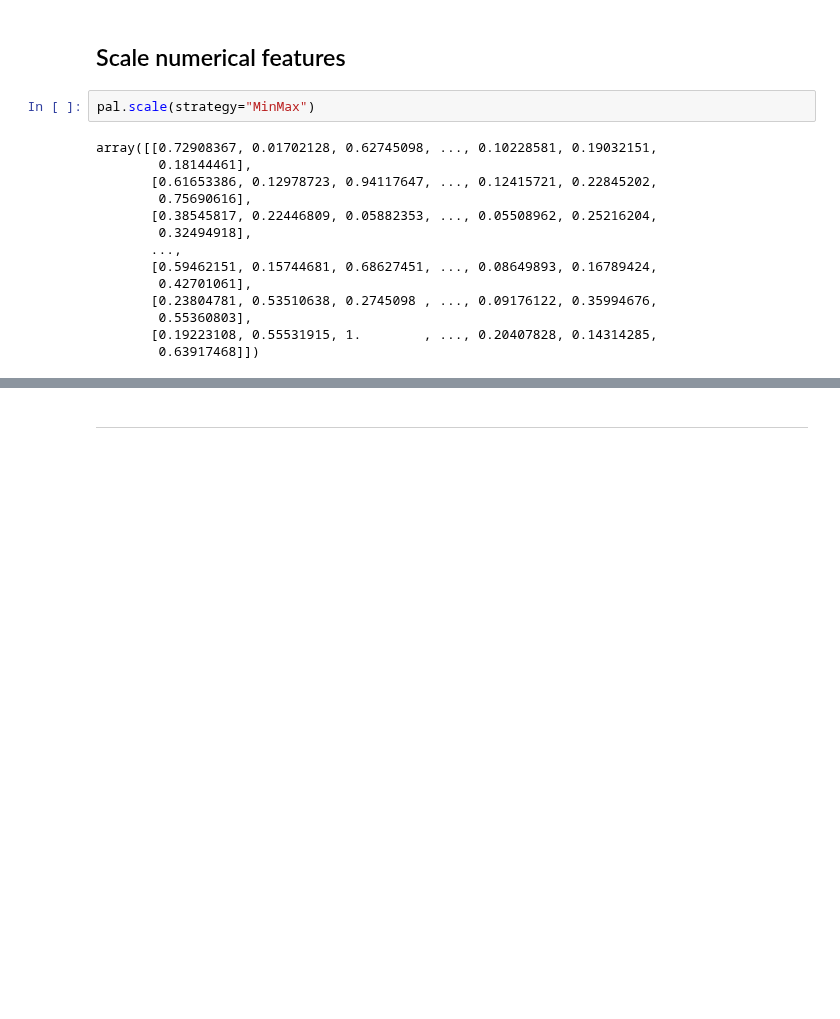
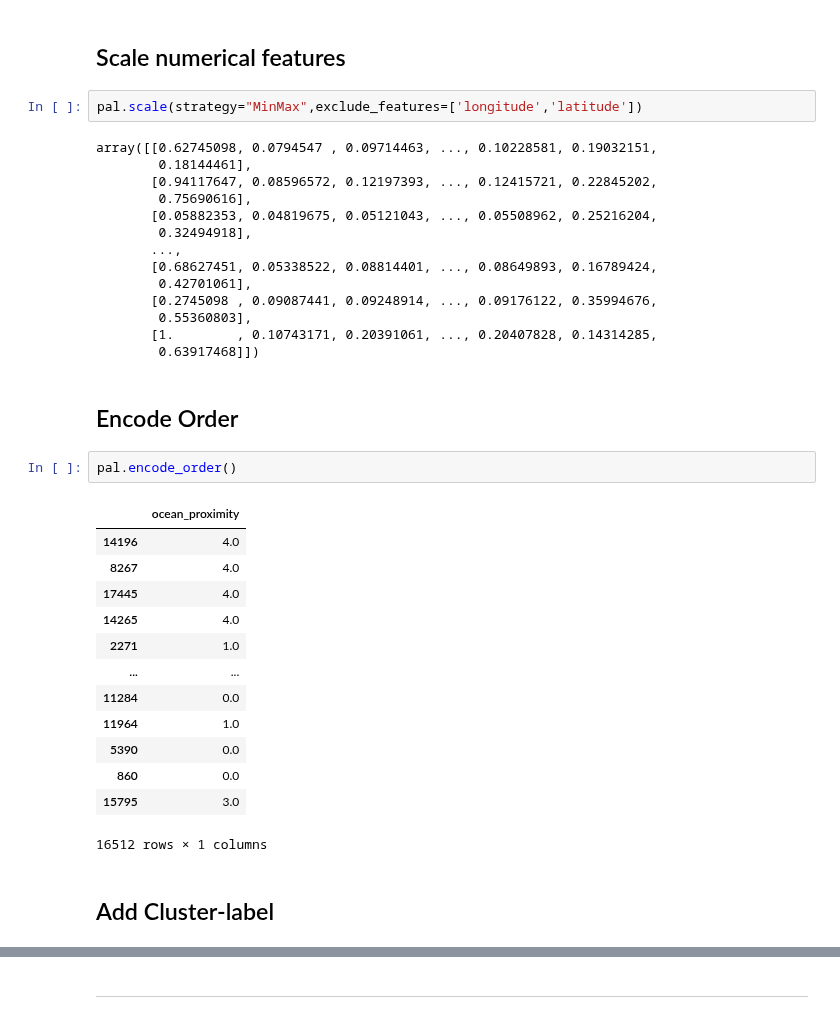
Before and after one commit to B0llemis/MLcode, a Jupyter notebook: Palanthir Experiment.ipynb, the cells around one changed output, grey strips where cells are left out. Drawn from its saved outputs; the diff is of its cells as text; blank space fills up the shorter version.

```diff
--- a/Palanthir Experiment.ipynb
+++ b/Palanthir Experiment.ipynb
@@ -426,21 +426,41 @@ pal.fill_nulls(strategy="median")
 # %% [markdown]
 ## Scale numerical features
 # %%
-pal.scale(strategy="MinMax")
+pal.scale(strategy="MinMax",exclude_features=['longitude','latitude'])
 # %% [output]
-array([[0.72908367, 0.01702128, 0.62745098, ..., 0.10228581, 0.19032151,
+array([[0.62745098, 0.0794547 , 0.09714463, ..., 0.10228581, 0.19032151,
         0.18144461],
-       [0.61653386, 0.12978723, 0.94117647, ..., 0.12415721, 0.22845202,
+       [0.94117647, 0.08596572, 0.12197393, ..., 0.12415721, 0.22845202,
         0.75690616],
-       [0.38545817, 0.22446809, 0.05882353, ..., 0.05508962, 0.25216204,
+       [0.05882353, 0.04819675, 0.05121043, ..., 0.05508962, 0.25216204,
         0.32494918],
        ...,
-       [0.59462151, 0.15744681, 0.68627451, ..., 0.08649893, 0.16789424,
+       [0.68627451, 0.05338522, 0.08814401, ..., 0.08649893, 0.16789424,
         0.42701061],
-       [0.23804781, 0.53510638, 0.2745098 , ..., 0.09176122, 0.35994676,
+       [0.2745098 , 0.09087441, 0.09248914, ..., 0.09176122, 0.35994676,
         0.55360803],
-       [0.19223108, 0.55531915, 1.        , ..., 0.20407828, 0.14314285,
+       [1.        , 0.10743171, 0.20391061, ..., 0.20407828, 0.14314285,
         0.63917468]])
+# %% [markdown]
+## Encode Order
+# %%
+pal.encode_order()
+# %% [output]
+|  | ocean_proximity |
+| 14196 | 4.0 |
+| 8267 | 4.0 |
+| 17445 | 4.0 |
+| 14265 | 4.0 |
+| 2271 | 1.0 |
+| ... | ... |
+| 11284 | 0.0 |
+| 11964 | 1.0 |
+| 5390 | 0.0 |
+| 860 | 0.0 |
+| 15795 | 3.0 |
+16512 rows × 1 columns
+# %% [markdown]
+## Add Cluster-label
 # %%
 pal.cluster()
 # %% [output]
```
Also changed, not shown: parts of 5 cells of this notebook, 1 other file.
